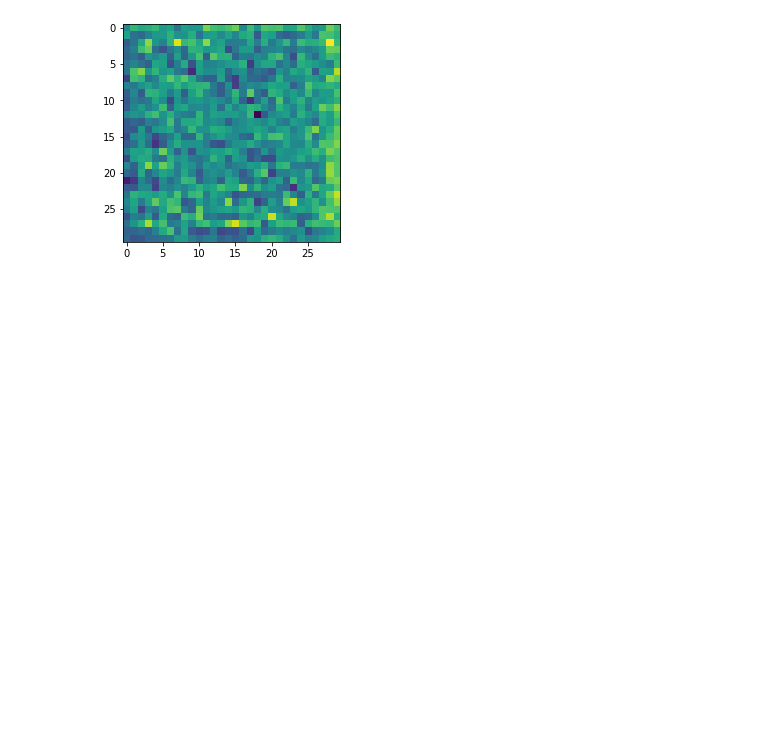
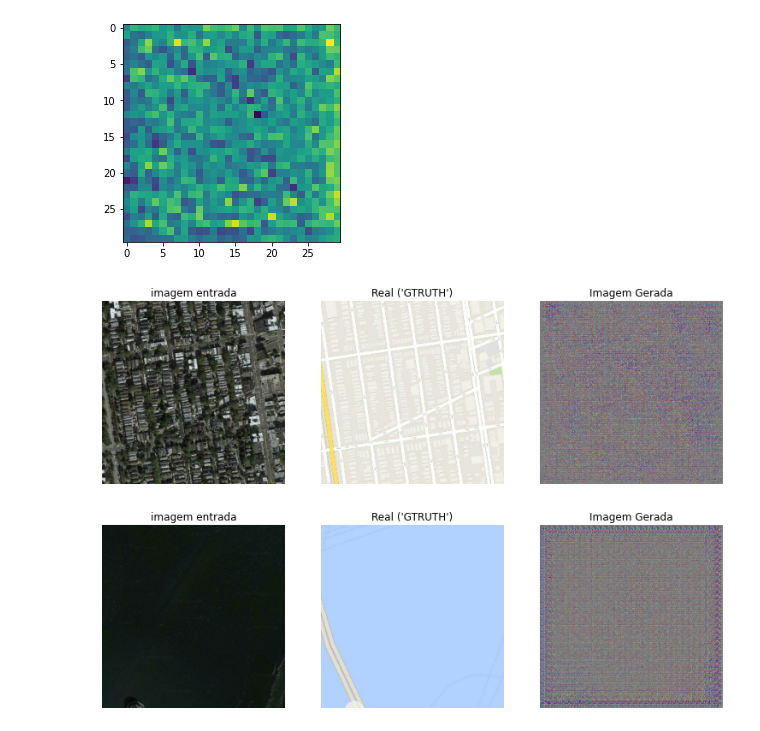
Before and after one commit to mafaldasalomao/DCGAN_MNIST_TENSORFLOW, a Jupyter notebook: cGAN_Pix2Pix.ipynb, the cells around one changed output. Saved outputs shown, nothing was run; the diff lists cells and outputs as text; code cells hidden in the pictures; blank space fills up the shorter version.

```diff
--- a/cGAN_Pix2Pix.ipynb
+++ b/cGAN_Pix2Pix.ipynb
@@ -346,0 +345,21 @@ def gerar_imagens( modelo, teste_entrada, real, etapa = None):
+# %%
+def gerar_imagens( modelo, teste_entrada, real, etapa = None):
+  gerada = modelo(teste_entrada, training=True)
+  plt.figure(figsize=(13, 8))
+
+  lista_imgs = [teste_entrada[0], real[0], gerada[0]]
+  titulo = ["imagem entrada", "Real ('GTRUTH')", "Imagem Gerada"]
+  for i in range(3):
+    plt.subplot(1, 3, i+1)
+    plt.title(titulo[i])
+    plt.imshow(lista_imgs[i] * 0.5 + 0.5)
+    plt.axis('off')
+  if etapa is  not None:
+    plt.savefig('resultado_pix2pix_etapa_{}.png'. format(etapa), bbox_inches='tight')
+  plt.show()
+# %%
+for entrada_exemplo, real_exemplo in dataset_teste.take(2):
+  gerar_imagens(gerador, entrada_exemplo, real_exemplo)
+# %% [output]
+[figure, added]
+[figure, added]
```
Also changed, not shown: parts of 17 cells of this notebook.
